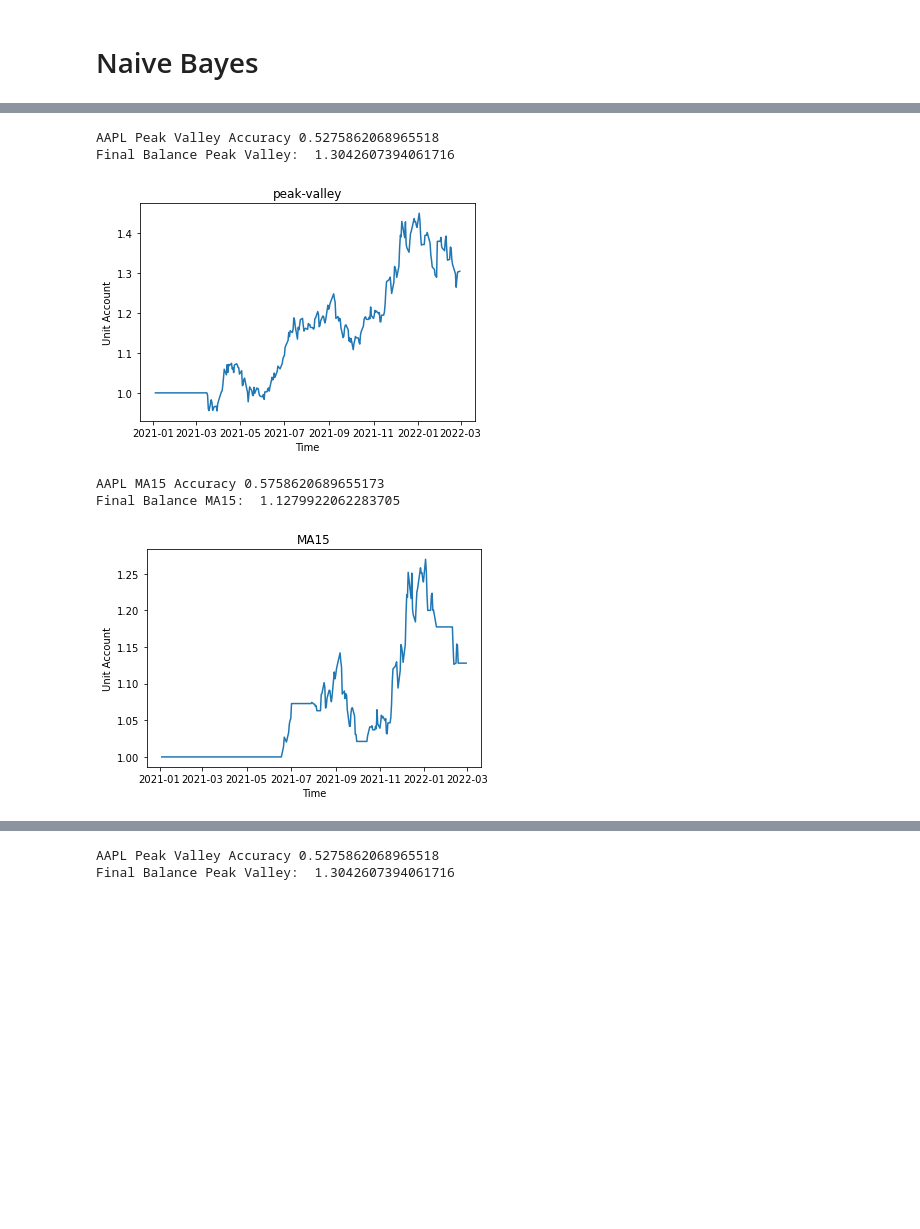
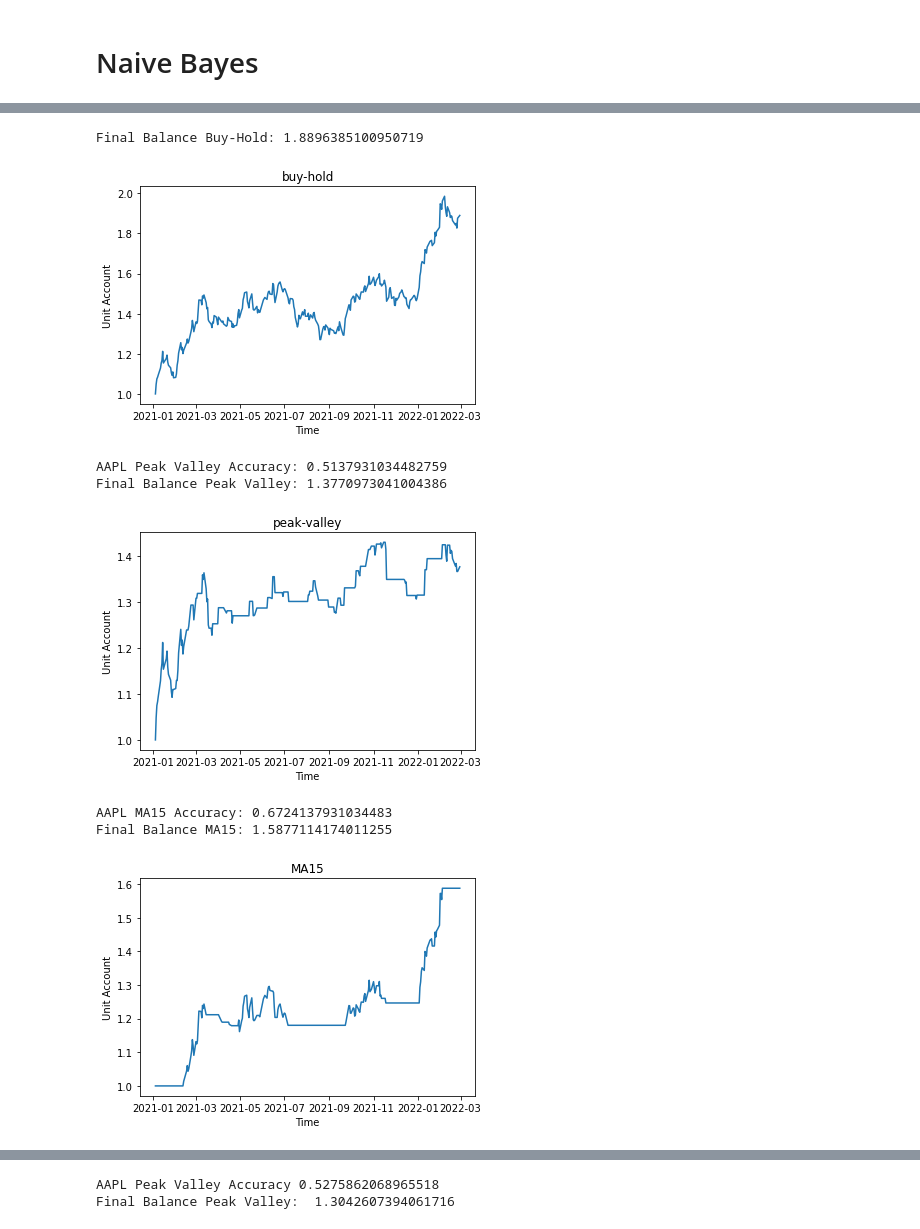
Before and after one commit to ishawng/ml-technical-analysis, a Jupyter notebook: src/Supervised.ipynb, the cells around one changed output, grey strips where cells are left out. Drawn from its saved outputs; the diff is of its cells as text; code cells hidden in the pictures; blank space fills up the shorter version.

```diff
--- a/src/Supervised.ipynb
+++ b/src/Supervised.ipynb
@@ -15,7 +15,6 @@ warnings.filterwarnings("ignore", category=FutureWarning)
 # Get AAPL data features and labels
 train_dates, train_vals = pull_data_from_csv("AAPL", "training_data")
 train_data = get_features_data(train_vals)
-num_train, num_feat = train_data.shape
 train_labels_peak, _ = daily_peak_valley_labels(train_vals)
 train_labels_MA15, _ = MA15_trend_analysis_labels(train_vals)
 train_data[np.isnan(train_data)] = 0
@@ -24,14 +23,17 @@ test_dates, test_vals = pull_data_from_csv("AAPL", "test_data")
 test_data = get_features_data(test_vals)
 test_labels_peak, _ = daily_peak_valley_labels(test_vals)
 test_labels_MA15, _ = MA15_trend_analysis_labels(test_vals)
+buy_hold = np.ones((len(test_labels_peak),))
 test_data[np.isnan(test_data)] = 0
 
+
+num_train, num_feat = train_data.shape
 comb_data = np.concatenate((train_data, test_data), axis=0)
-pca = PCA(n_components=int(num_feat/2))
+pca = PCA(n_components=7)
 comb_data_pca = pca.fit_transform(comb_data)
 train_data_pca = comb_data_pca[:num_train,:]
 test_data_pca = comb_data_pca[num_train:,:]
-kpca = KernelPCA(n_components=int(num_feat/2))
+kpca = KernelPCA(n_components=7)
 comb_data_kpca = kpca.fit_transform(comb_data)
 train_data_kpca = comb_data_kpca[:num_train,:]
 test_data_kpca = comb_data_kpca[num_train:,:]
@@ -70,23 +77,34 @@ Final Balance MA15:  1.0920465718231007
 # %%
 # PCA Data
+buy_hold_acct = simulate(test_vals, buy_hold)
+print("Final Balance Buy-Hold:", buy_hold_acct[-1])
+plot_account(test_dates, buy_hold_acct, "buy-hold")
 gnb_peak = GaussianNB()
 model_peak = gnb_peak.fit(train_data_pca, train_labels_peak)
 preds_peak = gnb_peak.predict(test_data_pca)
-print("AAPL Peak Valley Accuracy", metrics.accuracy_score(test_labels_peak, preds_peak))
+print("AAPL Peak Valley Accuracy:", metrics.accuracy_score(test_labels_peak, preds_peak))
 acct_peak = simulate(test_vals, preds_peak)
-print("Final Balance Peak Valley: ", acct_peak[-1])
+print("Final Balance Peak Valley:", acct_peak[-1])
 plot_account(test_dates, acct_peak, "peak-valley")
 gnb_MA15 = GaussianNB()
 model_MA15 = gnb_MA15.fit(train_data_pca, train_labels_MA15)
 preds_MA15 = gnb_MA15.predict(test_data_pca)
-print("AAPL MA15 Accuracy", metrics.accuracy_score(test_labels_MA15, preds_MA15))
+print("AAPL MA15 Accuracy:", metrics.accuracy_score(test_labels_MA15, preds_MA15))
 acct_MA15 = simulate(test_vals, preds_MA15)
-print("Final Balance MA15: ", acct_MA15[-1])
+print("Final Balance MA15:", acct_MA15[-1])
 plot_account(test_dates, acct_MA15, "MA15")
+
+for i in range(7):
+    print(i, np.where(np.abs(pca.components_[i,:]) > 0.1))
+print(pca.components_[5,:])
+print(pca.components_[6,:])
+print(np.max(np.abs(pca.components_[6,:])))
 # %% [output]
-AAPL Peak Valley Accuracy 0.5275862068965518
-Final Balance Peak Valley:  1.3042607394061716
+Final Balance Buy-Hold: 1.8896385100950719
-[figure, old version]
+[figure, new version]
-AAPL MA15 Accuracy 0.5758620689655173
-Final Balance MA15:  1.1279922062283705
+AAPL Peak Valley Accuracy: 0.5137931034482759
+Final Balance Peak Valley: 1.3770973041004386
-[figure, old version]
+[figure, new version]
+AAPL MA15 Accuracy: 0.6724137931034483
+Final Balance MA15: 1.5877114174011255
+[figure, added]
```
Also changed, not shown: parts of 18 cells of this notebook, 1 other file.
